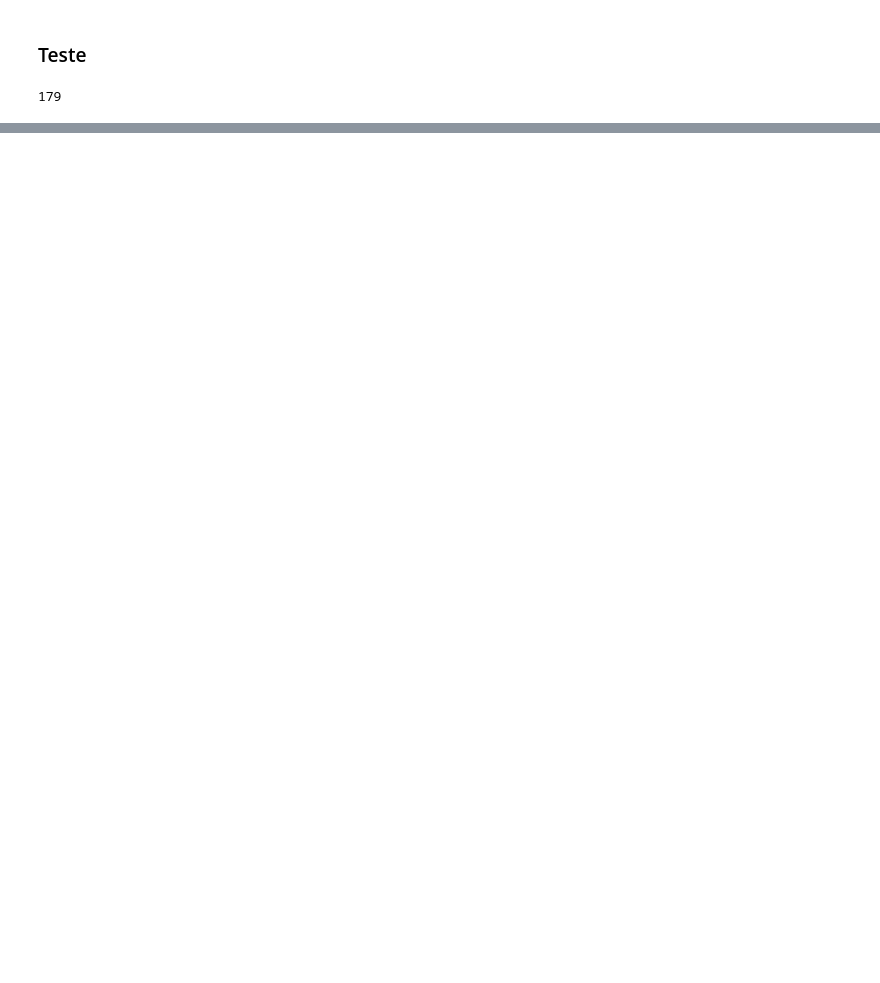
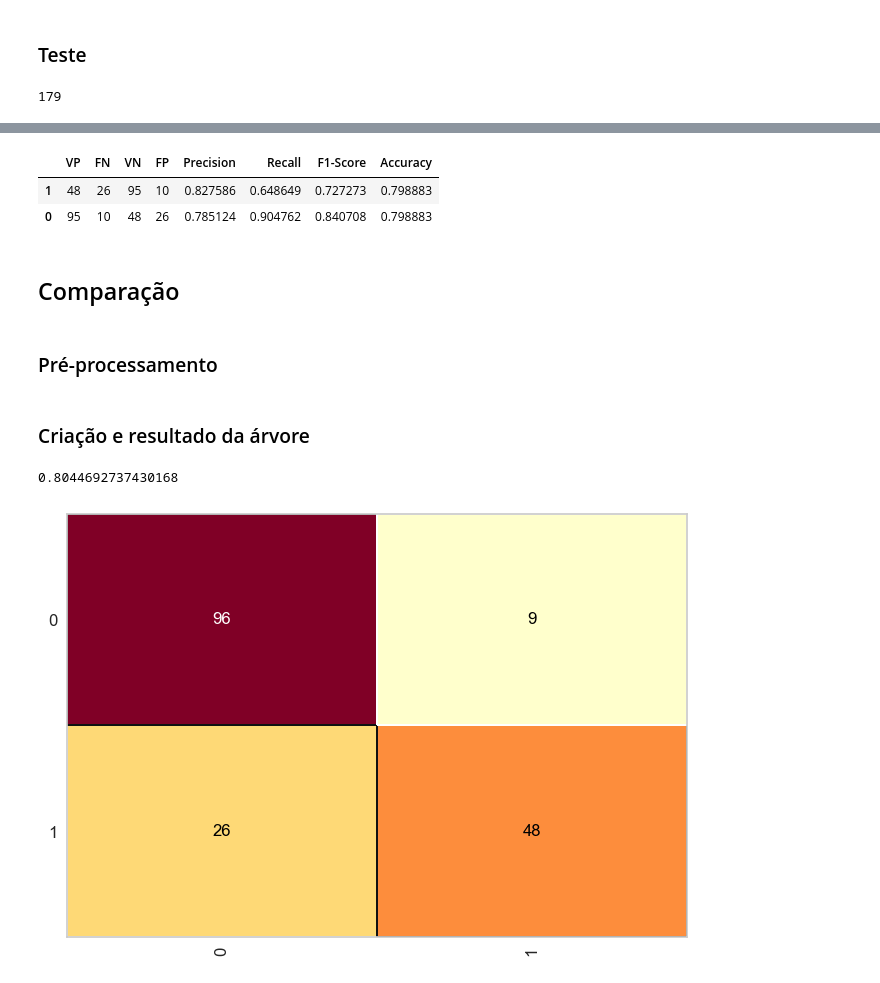
Before and after one commit to Mateus-Resende-Ottoni/InteligenciaArtificial, a Jupyter notebook: Lista4/TreeTest.ipynb, the cells around one changed output, grey strips where cells are left out. Cells and saved outputs as stored; diff of their text form; code cells hidden in the pictures; blank space fills up the shorter version.

```diff
--- a/Lista4/TreeTest.ipynb
+++ b/Lista4/TreeTest.ipynb
@@ -266,0 +290,44 @@ confusionMatrix_CART
+# %%
+medidas_CART = tree.result_metrics(confusionMatrix_CART)
+medidas_CART
+# %% [output]
+|  | VP | FN | VN | FP | Precision | Recall | F1-Score | Accuracy |
+| 1 | 48 | 26 | 95 | 10 | 0.827586 | 0.648649 | 0.727273 | 0.798883 |
+| 0 | 95 | 10 | 48 | 26 | 0.785124 | 0.904762 | 0.840708 | 0.798883 |
+# %% [markdown]
+## Comparação
+# %% [markdown]
+### Pré-processamento
+# %%
+#
+cols_label_encode = ['Sex']
+dados_cart_atributos_treino[cols_label_encode] = dados_cart_atributos_treino[cols_label_encode].apply(LabelEncoder().fit_transform)
+dados_cart_atributos_teste[cols_label_encode] = dados_cart_atributos_teste[cols_label_encode].apply(LabelEncoder().fit_transform)
+
+#
+for i in dados_cart_atributos_treino.index:
+    if   dados_cart_atributos_treino['Embarked'][i] == "C":
+        dados_cart_atributos_treino.loc[i, 'Embarked'] = 0
+    elif dados_cart_atributos_treino['Embarked'][i] == "Q":
+        dados_cart_atributos_treino.loc[i, 'Embarked'] = 1
+    elif dados_cart_atributos_treino['Embarked'][i] == "S":
+        dados_cart_atributos_treino.loc[i, 'Embarked'] = 2
+for i in dados_cart_atributos_teste.index:
+    if   dados_cart_atributos_teste['Embarked'][i] == "C":
+        dados_cart_atributos_teste.loc[i, 'Embarked'] = 0
+    elif dados_cart_atributos_teste['Embarked'][i] == "Q":
+        dados_cart_atributos_teste.loc[i, 'Embarked'] = 1
+    elif dados_cart_atributos_teste['Embarked'][i] == "S":
+        dados_cart_atributos_teste.loc[i, 'Embarked'] = 2
+# %% [markdown]
+### Criação e resultado da árvore
+# %%
+# Comparação da árvore de CART gerada com a da biblioteca sklearn
+arvore_comparacao = DecisionTreeClassifier(criterion='gini', max_depth= altura_max)
+arvore_comparacao.fit(dados_cart_atributos_treino, dados_cart_resultados_treino)
+cm_comparacao = ConfusionMatrix(arvore_comparacao)
+cm_comparacao.fit(dados_cart_atributos_treino, dados_cart_resultados_treino)
+cm_comparacao.score(dados_cart_atributos_teste, dados_cart_resultados_teste)
+# %% [output]
+0.8044692737430168
+[figure, added]
```
Also changed, not shown: parts of 14 cells of this notebook, 4 other files.
